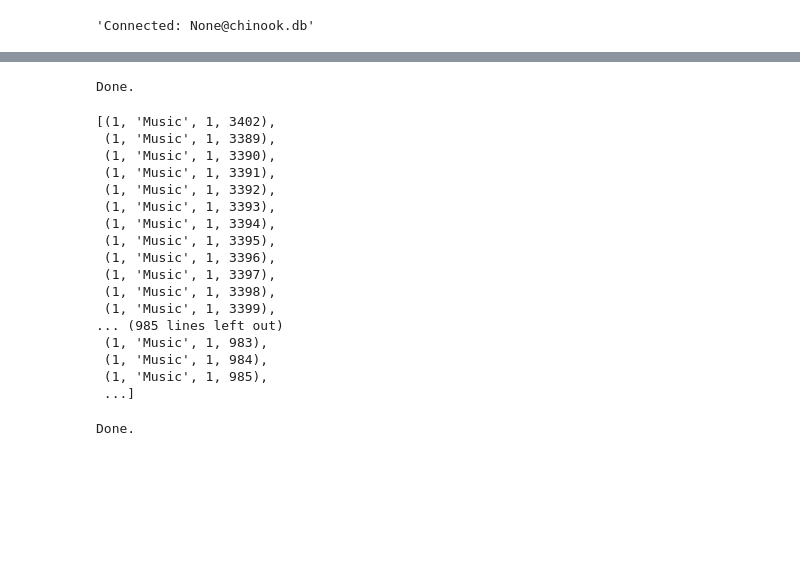
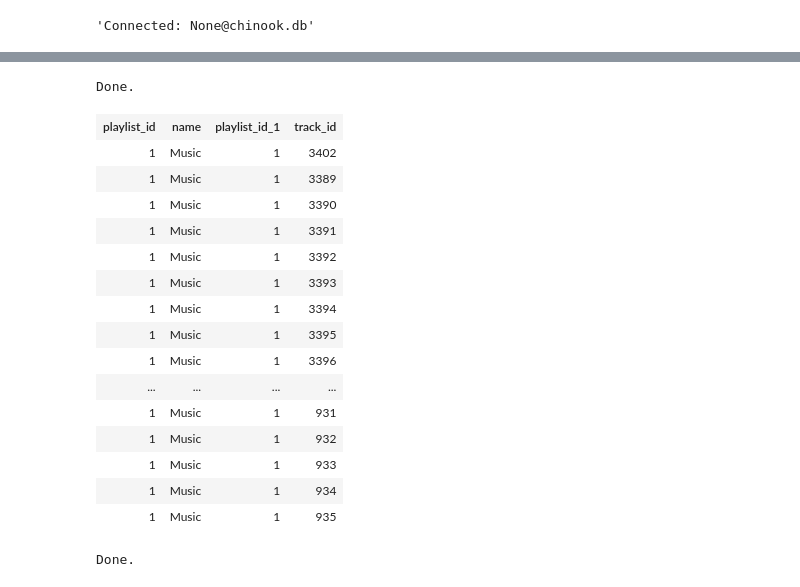
Before and after one commit to 1997anirudh/Analysis_of_Chinook_database, a Jupyter notebook: Analysis_of_Chinook_database.ipynb, the cells around one changed output, grey strips where cells are left out. Drawn from its saved outputs; the diff is of its cells as text; code cells hidden in the pictures; blank space fills up the shorter version.

```diff
--- a/Analysis_of_Chinook_database.ipynb
+++ b/Analysis_of_Chinook_database.ipynb
@@ -42,26 +44,25 @@ Done.
 | 8 | Callahan | Laura | IT Staff | 6 | 1968-01-09 00:00:00 | 2017-03-04 00:00:00 | 923 7 ST NW | Lethbridge | AB | ... |
 # %%
 %%sql
-select * from playlist inner join playlist_track on playlist.playlist_id=playlist_track.playlist_id
+select * from playlist inner join playlist_track on playlist.playlist_id=playlist_track.playlist_id limit 100
 # %% [output]
 Done.
-[(1, 'Music', 1, 3402),
- (1, 'Music', 1, 3389),
- (1, 'Music', 1, 3390),
- (1, 'Music', 1, 3391),
- (1, 'Music', 1, 3392),
- (1, 'Music', 1, 3393),
- (1, 'Music', 1, 3394),
- (1, 'Music', 1, 3395),
- (1, 'Music', 1, 3396),
- (1, 'Music', 1, 3397),
- (1, 'Music', 1, 3398),
- (1, 'Music', 1, 3399),
-... (985 lines left out)
- (1, 'Music', 1, 983),
- (1, 'Music', 1, 984),
- (1, 'Music', 1, 985),
- ...]
+| playlist_id | name | playlist_id_1 | track_id |
+| 1 | Music | 1 | 3402 |
+| 1 | Music | 1 | 3389 |
+| 1 | Music | 1 | 3390 |
+| 1 | Music | 1 | 3391 |
+| 1 | Music | 1 | 3392 |
+| 1 | Music | 1 | 3393 |
+| 1 | Music | 1 | 3394 |
+| 1 | Music | 1 | 3395 |
+| 1 | Music | 1 | 3396 |
+| ... | ... | ... | ... |
+| 1 | Music | 1 | 931 |
+| 1 | Music | 1 | 932 |
+| 1 | Music | 1 | 933 |
+| 1 | Music | 1 | 934 |
+| 1 | Music | 1 | 935 |
 # %%
 %%sql
 with info as
```
Also changed, not shown: parts of 3 cells of this notebook.
